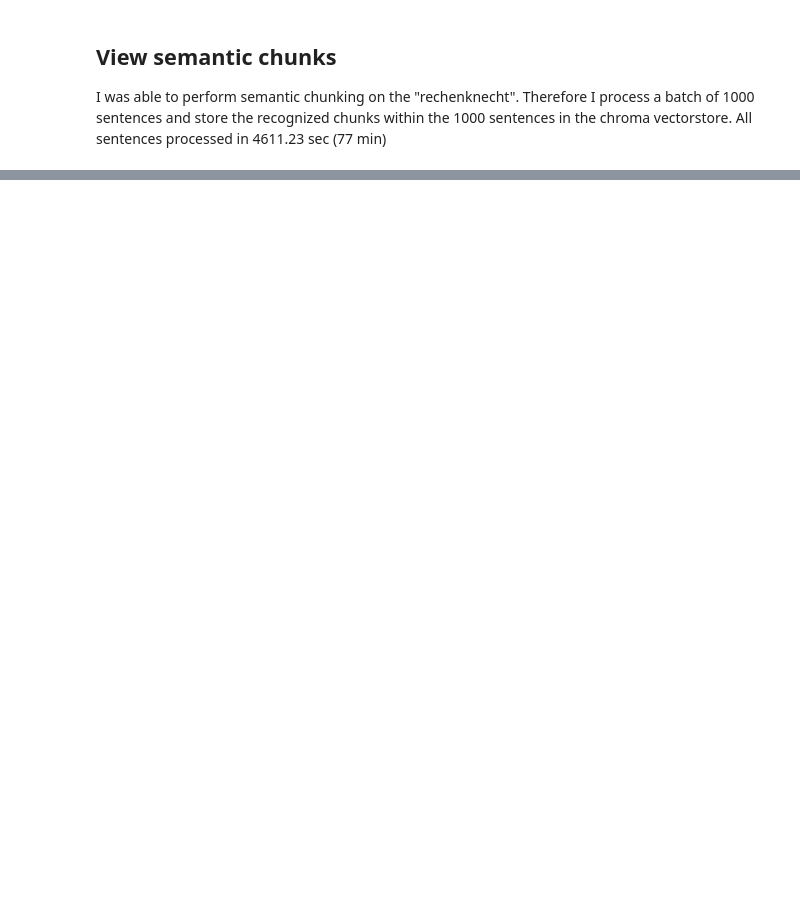
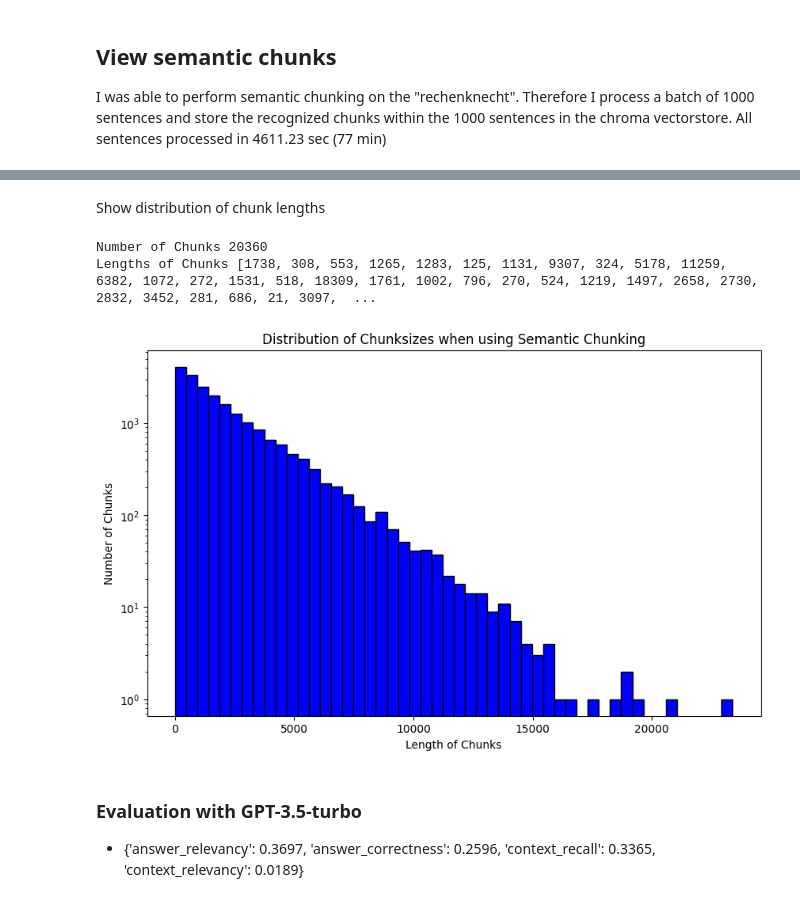
Before and after one commit to DaBr16/rag-langchain-eval, a Jupyter notebook: notebooks/semantic_chunking.ipynb, the cells around one changed output, grey strips where cells are left out. Cells and saved outputs as stored; diff of their text form; code cells hidden in the pictures; blank space fills up the shorter version.

```diff
--- a/notebooks/semantic_chunking.ipynb
+++ b/notebooks/semantic_chunking.ipynb
@@ -335,10 +137,13 @@ import pandas as pd
 
 load_dotenv()
 
-vectorstore = Chroma(persist_directory = "vectorstores/percentile", embedding_function=OpenAIEmbeddings(model='text-embedding-3-small'))
+vectorstore = Chroma(persist_directory = "../vectorstores/percentile", embedding_function=OpenAIEmbeddings(model='text-embedding-3-small'))
 
 chunks = vectorstore.get()
 
 df = pd.DataFrame(chunks)
 print(df)
+
+first_chunk_text = df.loc[0, 'documents'] if 'documents' in df.columns else None
+print("First chunk text:", first_chunk_text)
 # %% [output]
@@ -345,0 +167,27 @@ TypeError: Chroma.get() got an unexpected keyword argument 'include_metadata'
+# %% [markdown]
+Show distribution of chunk lengths
+# %%
+import matplotlib.pyplot as plt
+
+num_chunks = len(df)
+print("Number of Chunks", num_chunks)
+
+chunk_lengths = [len(text) for text in df['documents']]
+print("Lengths of Chunks", chunk_lengths)
+
+plt.figure(figsize=(10, 6))
+plt.hist(chunk_lengths, bins=50, color='blue', edgecolor='black')
+plt.yscale('log')
+
+plt.title('Distribution of Chunksizes when using Semantic Chunking')
+plt.xlabel('Length of Chunks')
+plt.ylabel('Number of Chunks')
+
+plt.show()
+# %% [output]
+Number of Chunks 20360
+Lengths of Chunks [1738, 308, 553, 1265, 1283, 125, 1131, 9307, 324, 5178, 11259, 6382, 1072, 272, 1531, 518, 18309, 1761, 1002, 796, 270, 524, 1219, 1497, 2658, 2730, 2832, 3452, 281, 686, 21, 3097,  ...
+[figure, added]
+# %% [markdown]
+### Evaluation with GPT-3.5-turbo
+- {'answer_relevancy': 0.3697, 'answer_correctness': 0.2596, 'context_recall': 0.3365, 'context_relevancy': 0.0189}
```
Also changed, not shown: parts of 20 cells of this notebook, 25 other files.
